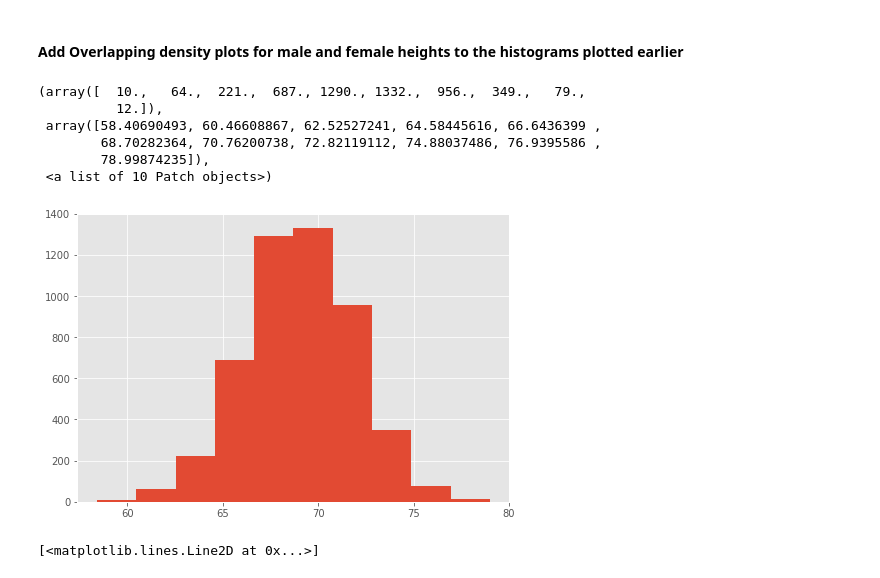
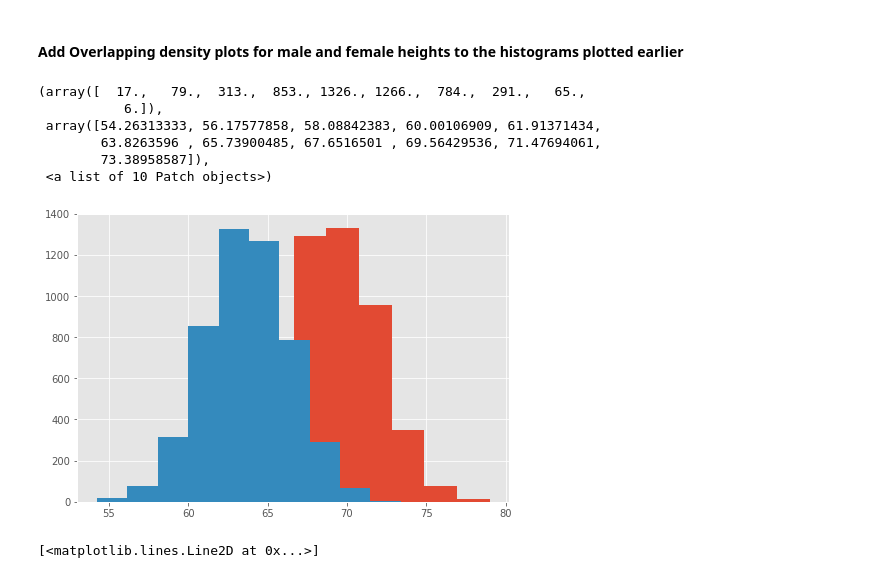
Before and after one commit to Gittekken/dsc-1-09-11-the-probability-density-function-lab-nyc-ds-career-012819, a Jupyter notebook: index.ipynb, the cells around one changed output. Cells and saved outputs as stored; diff of their text form; code cells hidden in the pictures.

```diff
--- a/index.ipynb
+++ b/index.ipynb
@@ -102,21 +102,21 @@ plt.legend()
 # %%
 # You code here
 fig = plt.figure()
 ax_1 = fig.add_axes([0,0,1,1])
 male_n, male_bins = density(male_height)
 female_n, female_bins = density(female_height)
 ax_1.hist(Male_height, bins = 10)
-fig.hist(Female_height, bins = 10)
-#plt.plot(male_bins, male_n)
+ax_1.hist(Female_height, bins = 10)
+ax_1.plot(male_bins, male_n)
 #plt.plot(female_bins, female_n)
 # %% [output]
-(array([  10.,   64.,  221.,  687., 1290., 1332.,  956.,  349.,   79.,
-          12.]),
- array([58.40690493, 60.46608867, 62.52527241, 64.58445616, 66.6436399 ,
-        68.70282364, 70.76200738, 72.82119112, 74.88037486, 76.9395586 ,
-        78.99874235]),
+(array([  17.,   79.,  313.,  853., 1326., 1266.,  784.,  291.,   65.,
+           6.]),
+ array([54.26313333, 56.17577858, 58.08842383, 60.00106909, 61.91371434,
+        63.8263596 , 65.73900485, 67.6516501 , 69.56429536, 71.47694061,
+        73.38958587]),
  <a list of 10 Patch objects>)
-[figure, old version]
+[figure, new version]
 # %%
 # %% [output]
 [<matplotlib.lines.Line2D at 0x...>]
```
